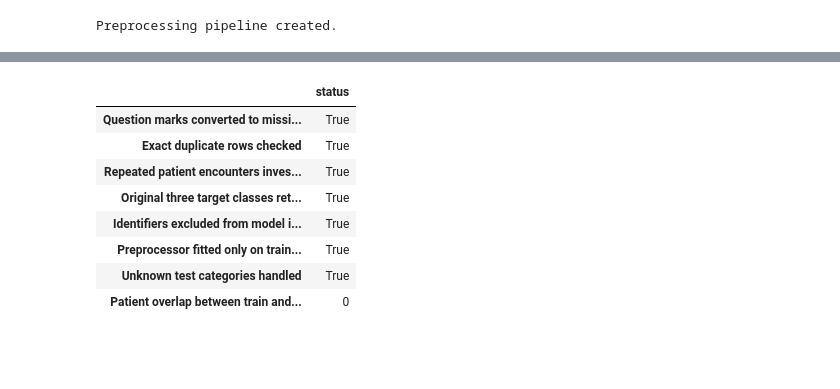
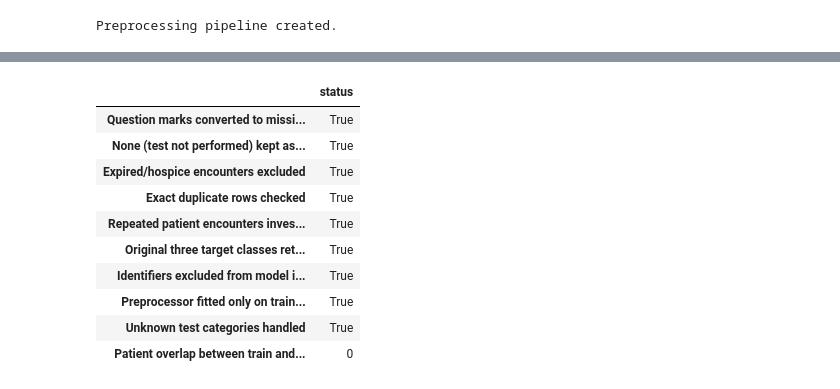
Before and after one commit to hasangi2002/diabetes-readmission-prediction, a Jupyter notebook: notebooks/final_stage3_4_integrated_v2.ipynb, the cells around one changed output, grey strips where cells are left out. Cells and saved outputs as stored; diff of their text form; code cells hidden in the pictures; blank space fills up the shorter version.

```diff
--- a/notebooks/final_stage3_4_integrated.ipynb
+++ b/notebooks/final_stage3_4_integrated_v2.ipynb
@@ -48,7 +50,9 @@ RANDOM_STATE = 42
 # %%
 # Cell 2: Load the dataset
 
-df_raw = pd.read_csv(DATA_PATH)
+# FIX 1: only '?' means missing. The text 'None' in A1Cresult / max_glu_serum means "test not performed"
+# and must stay a real category (pandas would silently turn it into NaN by default).
+df_raw = pd.read_csv(DATA_PATH, keep_default_na=False, na_values=["?"])
 
 print("Dataset shape:", df_raw.shape)
 display(df_raw.head())
@@ -110,7 +114,7 @@ memory usage: 38.8+ MB
 # Cell 4: Replace question marks with missing values
 
 # In this dataset, '?' is used in several columns to represent missing/unknown values.
-df = df_raw.replace("?", np.nan).copy()
+df = df_raw.copy()   # "?" was already converted to NaN when loading (FIX 1)
 
 missing_summary = pd.DataFrame({
     "missing_count": df.isna().sum(),
@@ -132,3 +134,7 @@ missing_summary.to_csv(OUTPUT_DIR / "missing_values_summary.csv")
 | diag_3 | 1423 | 1.40 | object |
 | diag_2 | 358 | 0.35 | object |
 | diag_1 | 21 | 0.02 | object |
+# %%
+# FIX 1 evidence: "None" is kept as a category (test not performed), not treated as missing
+for col in ["A1Cresult", "max_glu_serum"]:
+    print(col); display(df[col].value_counts(dropna=False))
@@ -670,5 +692,14 @@ model_df = df_work.drop(
 ).copy()
 
 print("Shape after proposed column removal:", model_df.shape)
+
+# FIX 2: patients who died or went to hospice cannot be readmitted, so these encounters are excluded.
+# 11, 19, 20, 21 = expired; 13, 14 = hospice
+EXCLUDED_DISCHARGE_CODES = [11, 13, 14, 19, 20, 21]
+n_before = len(model_df)
+excluded = model_df[model_df["discharge_disposition_id"].isin(EXCLUDED_DISCHARGE_CODES)]
+print("Excluded encounters:", len(excluded), "| share labelled NO:", round((excluded[TARGET_COLUMN] == "NO").mean(), 3))
+model_df = model_df[~model_df["discharge_disposition_id"].isin(EXCLUDED_DISCHARGE_CODES)].copy()
+print("Rows before:", n_before, "-> after:", len(model_df))
 # %% [output]
 Shape after proposed column removal: (101766, 53)
@@ -915,25 +953,29 @@ Prepared files saved in: C:\Users\USER\Desktop\3 Year 2 Sem\FDM\miniproject\outp
 # %%
 # Cell 31: Final preprocessing checklist
 
 checklist = {
-    "Question marks converted to missing values": df_raw.isin(["?"]).any().any(),
+    "Question marks converted to missing values": not df_raw.isin(["?"]).any().any(),
+    "None (test not performed) kept as category": (df_raw["A1Cresult"] == "None").any(),
+    "Expired/hospice encounters excluded": not model_df["discharge_disposition_id"].isin(EXCLUDED_DISCHARGE_CODES).any(),
     "Exact duplicate rows checked": True,
     "Repeated patient encounters investigated": True,
     "Original three target classes retained": set(y_train.unique()) == {"NO", ">30", "<30"},
     "Identifiers excluded from model input": all(
         col not in X_train.columns for col in ID_COLUMNS
     ),
     "Preprocessor fitted only on training data": True,
     "Unknown test categories handled": True,
     "Patient overlap between train and test": len(
         set(group_train).intersection(set(group_test))
     )
 }
 
 display(pd.DataFrame.from_dict(checklist, orient="index", columns=["status"]))
 # %% [output]
 |  | status |
 | Question marks converted to missi... | True |
+| None (test not performed) kept as... | True |
+| Expired/hospice encounters excluded | True |
 | Exact duplicate rows checked | True |
 | Repeated patient encounters inves... | True |
 | Original three target classes ret... | True |
```
Also changed, not shown: parts of 15 cells of this notebook, 12 other files.
